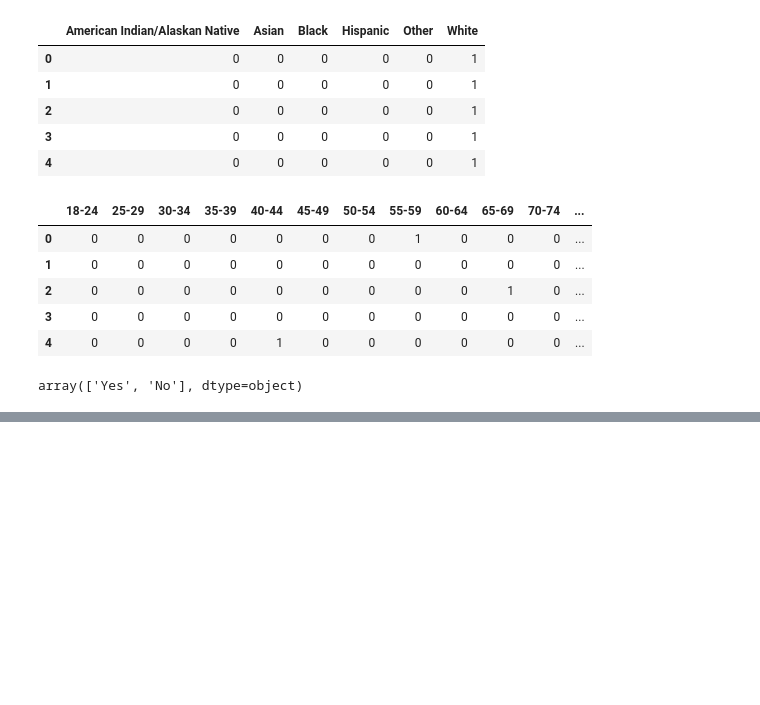
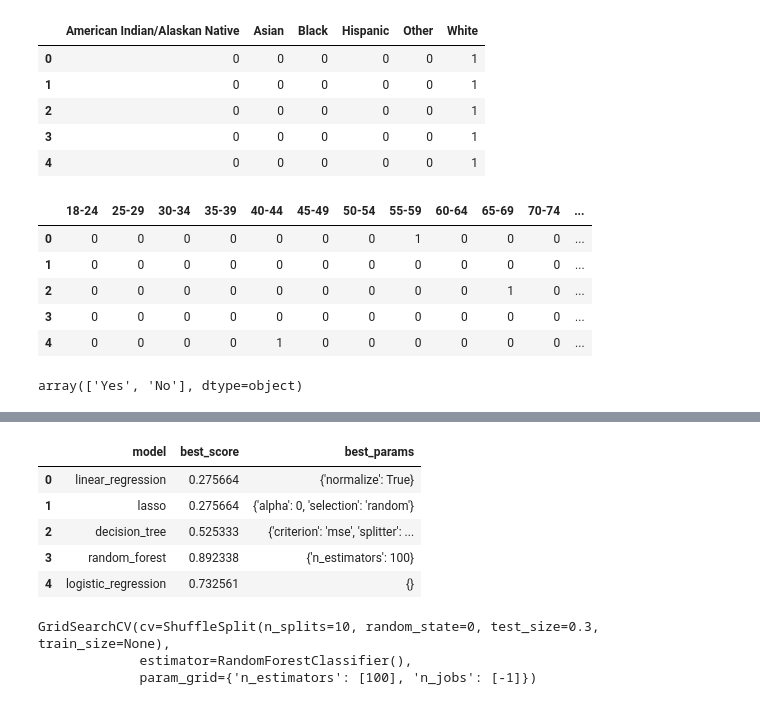
Before and after one commit to shane-sarabdial/heart_disease_ml, a Jupyter notebook: heart.ipynb, the cells around one changed output, grey strips where cells are left out. Cells and saved outputs as stored; diff of their text form; code cells hidden in the pictures; blank space fills up the shorter version.

```diff
--- a/heart.ipynb
+++ b/heart.ipynb
@@ -145,0 +208,8 @@ Name: BMI, dtype: float64
+# %%
+from sklearn.model_selection import train_test_split
+X_train, X_test, y_train, y_test = train_test_split(X,y, test_size=0.3, random_state=10, stratify=y)
+# %%
+columns = X_train.columns
+os_data_X,os_data_y=os.fit_resample(X_train, y_train)
+os_data_X = pd.DataFrame(data=os_data_X,columns=columns )
+os_data_y= pd.DataFrame(data=os_data_y,columns=['hd'])
@@ -145,0 +244,55 @@ Name: BMI, dtype: float64
+# %%
+from sklearn.model_selection import GridSearchCV
+
+from sklearn.linear_model import Lasso
+from sklearn.tree import DecisionTreeRegressor
+
+def find_best_model_using_gridsearchcv(X,y):
+    algos = {
+        'linear_regression' : {
+            'model': LinearRegression(),
+            'params': {
+                'normalize': [True, False]
+            }
+        },
+        'lasso': {
+            'model': Lasso(),
+            'params': {
+                'alpha': [0,1,2],
+                'selection': ['random', 'cyclic']
+            }
+        },
+        'decision_tree': {
+            'model': DecisionTreeRegressor(),
+            'params': {
+                'criterion' : ['mse','friedman_mse'],
+                'splitter': ['best','random']
+            }
+        },
+        'random_forest' : {
+            'model' : RandomForestClassifier(),
+            'params' : {
+                'n_estimators': [100],
+            }
+        },
+        'logistic_regression' :{
+            'model' : LogisticRegression(),
+            'params' : {
+
+            }
+        }
+    }
+    scores = []
+    for algo_name, config in algos.items():
+        gs =  GridSearchCV(config['model'], config['params'], cv=cv, return_train_score=False, n_jobs=-1)
+        gs.fit(X,y)
+        scores.append({
+            'model': algo_name,
+            'best_score': gs.best_score_,
+            'best_params': gs.best_params_
+        })
+
+    return pd.DataFrame(scores,columns=['model','best_score','best_params'])
+
+find_best_model_using_gridsearchcv(os_data_X,os_data_y)
+# %% [output]
@@ -145,0 +319,16 @@ Name: BMI, dtype: float64
+|  | model | best_score | best_params |
+| 0 | linear_regression | 0.275664 | {'normalize': True} |
+| 1 | lasso | 0.275664 | {'alpha': 0, 'selection': 'random'} |
+| 2 | decision_tree | 0.525333 | {'criterion': 'mse', 'splitter': ... |
+| 3 | random_forest | 0.892338 | {'n_estimators': 100} |
+| 4 | logistic_regression | 0.732561 | {} |
+# %%
+from sklearn.model_selection import KFold
+cv = ShuffleSplit(n_splits=10, test_size=0.3, random_state=0)
+rf_clf = GridSearchCV(RandomForestClassifier(),{
+    'n_estimators':[100],'n_jobs':[-1]}, cv=cv, return_train_score=False )
+rf_clf.fit(os_data_X.values,os_data_y.values.ravel())
+# %% [output]
+GridSearchCV(cv=ShuffleSplit(n_splits=10, random_state=0, test_size=0.3, train_size=None),
+             estimator=RandomForestClassifier(),
+             param_grid={'n_estimators': [100], 'n_jobs': [-1]})
```
Also changed, not shown: parts of 44 cells of this notebook.
